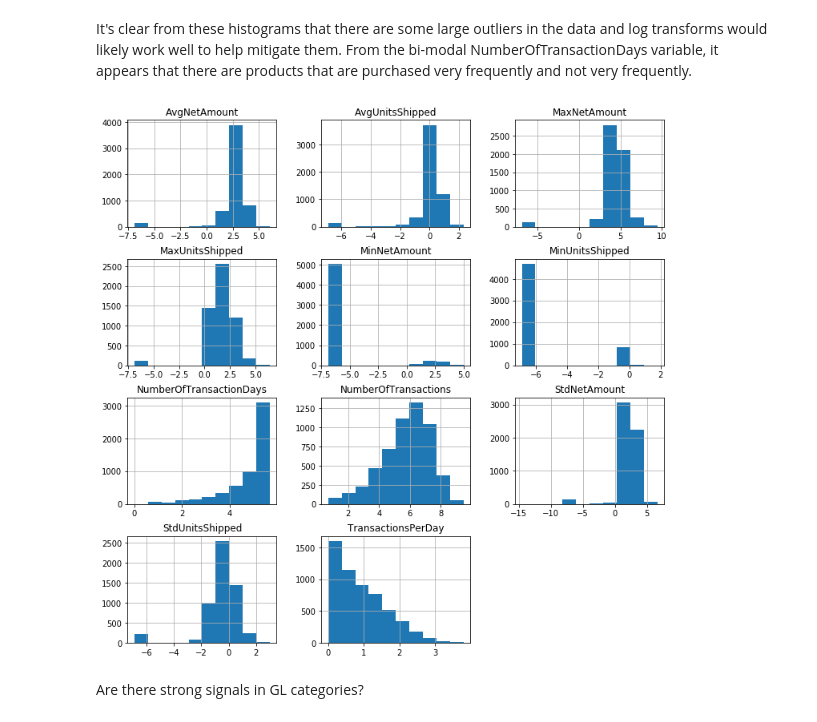
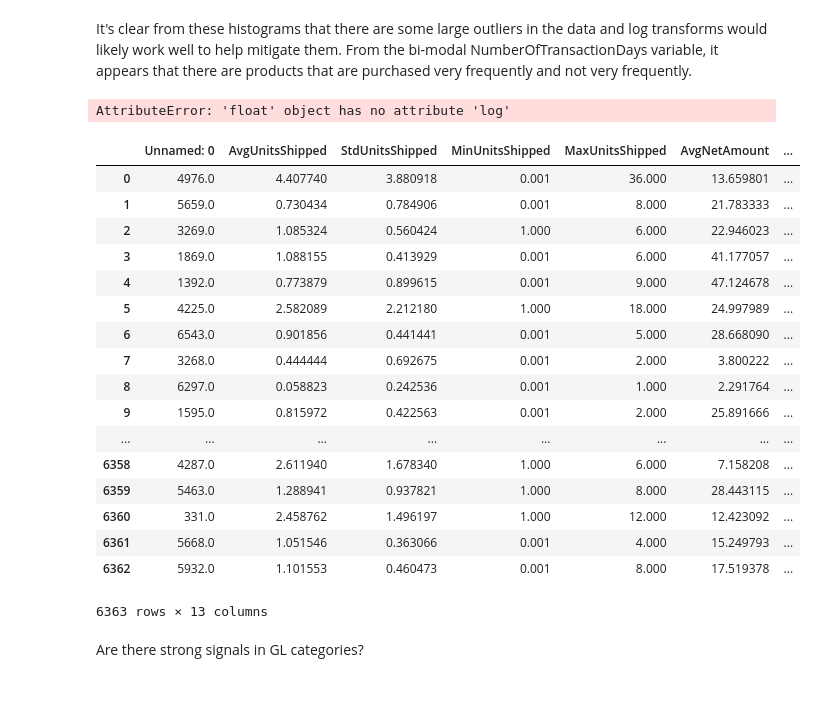
Before and after one commit to marcushorwich/ml-autocat, a Jupyter notebook: notebooks/1.0-exploratory-analysis.ipynb, the cells around one changed output. Cells and saved outputs as stored; diff of their text form; code cells hidden in the pictures; blank space fills up the shorter version.

```diff
--- a/notebooks/1.0-exploratory-analysis.ipynb
+++ b/notebooks/1.0-exploratory-analysis.ipynb
@@ -352,11 +333,32 @@ categories.drop(['GLCategory'], axis=1).hist(figsize=(12,12), bins=100);
 # %% [markdown]
 It's clear from these histograms that there are some large outliers in the data and log transforms would likely work well to help mitigate them.  From the bi-modal NumberOfTransactionDays variable, it appears that there are products that are purchased very frequently and not very frequently.
 # %%
-categories_log = categories.drop(['GLCategory'], axis=1).copy()
-categories_log = categories_log.replace(to_replace=0, value=.001)
-np.log(categories_log).dropna().hist(figsize=(12,12));
+training_df_log = training_df.drop(['GLCategory'], axis=1).copy()
+training_df_log = training_df.replace(to_replace=0, value=.001)
+np.log(training_df_log).dropna().hist(figsize=(12,12));
 # %% [output]
-[figure, removed]
+AttributeError: 'float' object has no attribute 'log'
+# %%
+training_df_log
+# %% [output]
+|  | Unnamed: 0 | AvgUnitsShipped | StdUnitsShipped | MinUnitsShipped | MaxUnitsShipped | AvgNetAmount | ... |
+| 0 | 4976.0 | 4.407740 | 3.880918 | 0.001 | 36.000 | 13.659801 | ... |
+| 1 | 5659.0 | 0.730434 | 0.784906 | 0.001 | 8.000 | 21.783333 | ... |
+| 2 | 3269.0 | 1.085324 | 0.560424 | 1.000 | 6.000 | 22.946023 | ... |
+| 3 | 1869.0 | 1.088155 | 0.413929 | 0.001 | 6.000 | 41.177057 | ... |
+| 4 | 1392.0 | 0.773879 | 0.899615 | 0.001 | 9.000 | 47.124678 | ... |
+| 5 | 4225.0 | 2.582089 | 2.212180 | 1.000 | 18.000 | 24.997989 | ... |
+| 6 | 6543.0 | 0.901856 | 0.441441 | 0.001 | 5.000 | 28.668090 | ... |
+| 7 | 3268.0 | 0.444444 | 0.692675 | 0.001 | 2.000 | 3.800222 | ... |
+| 8 | 6297.0 | 0.058823 | 0.242536 | 0.001 | 1.000 | 2.291764 | ... |
+| 9 | 1595.0 | 0.815972 | 0.422563 | 0.001 | 2.000 | 25.891666 | ... |
+| ... | ... | ... | ... | ... | ... | ... | ... |
+| 6358 | 4287.0 | 2.611940 | 1.678340 | 1.000 | 6.000 | 7.158208 | ... |
+| 6359 | 5463.0 | 1.288941 | 0.937821 | 1.000 | 8.000 | 28.443115 | ... |
+| 6360 | 331.0 | 2.458762 | 1.496197 | 1.000 | 12.000 | 12.423092 | ... |
+| 6361 | 5668.0 | 1.051546 | 0.363066 | 0.001 | 4.000 | 15.249793 | ... |
+| 6362 | 5932.0 | 1.101553 | 0.460473 | 0.001 | 8.000 | 17.519378 | ... |
+6363 rows × 13 columns
 # %% [markdown]
 Are there strong signals in GL categories?
 # %%
```
Also changed, not shown: parts of 54 cells of this notebook.
